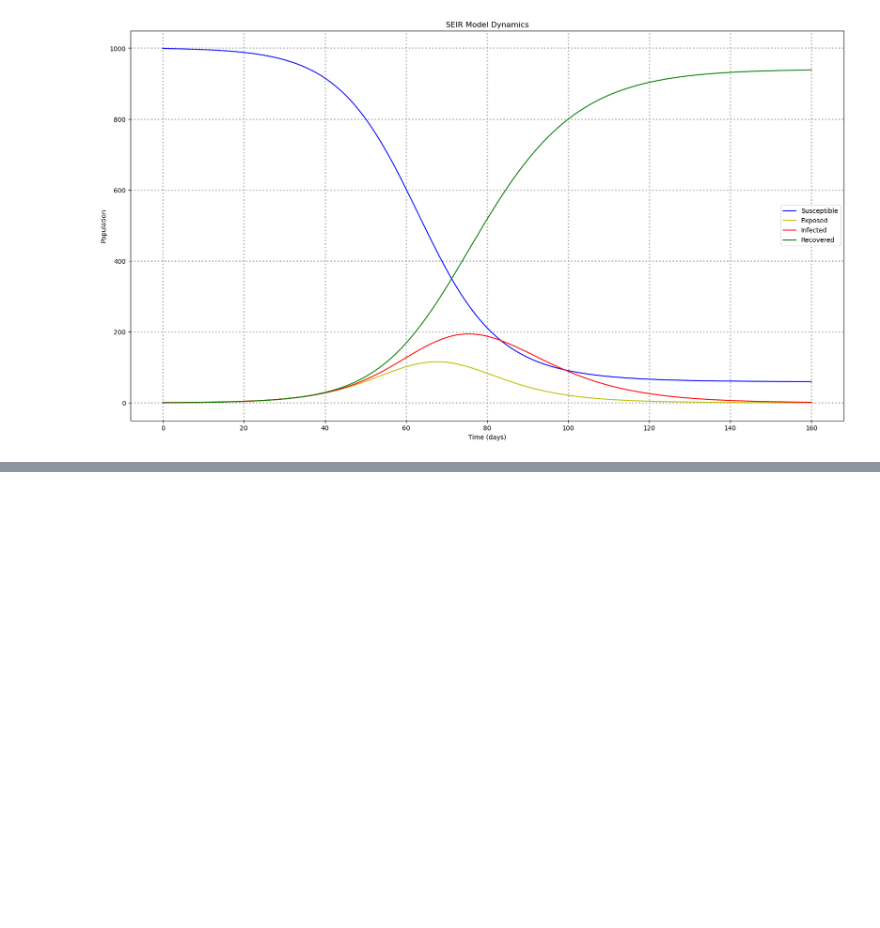
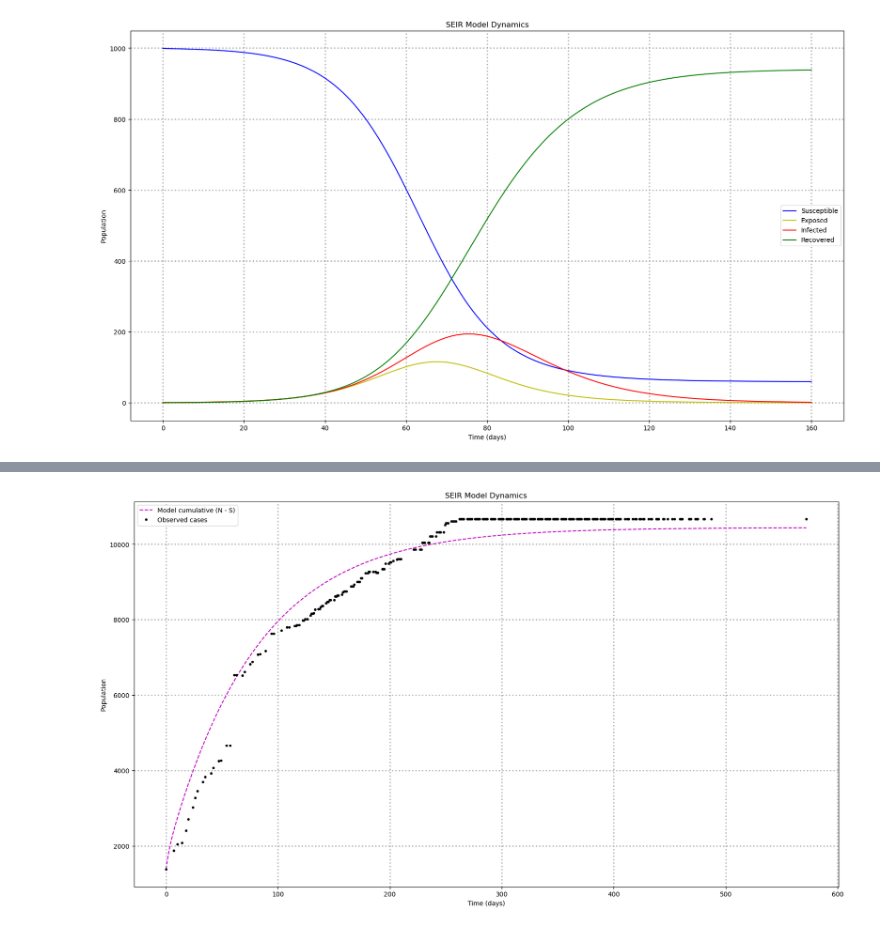
Before and after one commit to brookeb2000/ebola-outbreak-modeling-dashboard, a Jupyter notebook: SEIR_model_practice.ipynb, the cells around one changed output, grey strips where cells are left out. Cells and saved outputs as stored; diff of their text form; code cells hidden in the pictures; blank space fills up the shorter version.

```diff
--- a/SEIR_model_practice.ipynb
+++ b/SEIR_model_practice.ipynb
@@ -49,0 +134,13 @@ plt.show()
+# %%
+# plot the data on four separate curves for S(t), E(t), I(t) and R(t)
+plt.figure(figsize=(20,11))
+plt.plot(t, N - S, 'm--', label='Model cumulative (N - S)')
+plt.plot(df_liberia["t"], df_liberia["Cumulative no. of confirmed, probable and suspected cases"], 'ko', markersize=3, label='Observed cases')
+plt.title("SEIR Model Dynamics")
+plt.xlabel("Time (days)")
+plt.ylabel("Population")
+plt.legend()
+plt.grid(lw=2,ls=":")
+plt.show()
+# %% [output]
+[figure, added]
```
Also changed, not shown: parts of 2 cells of this notebook.
